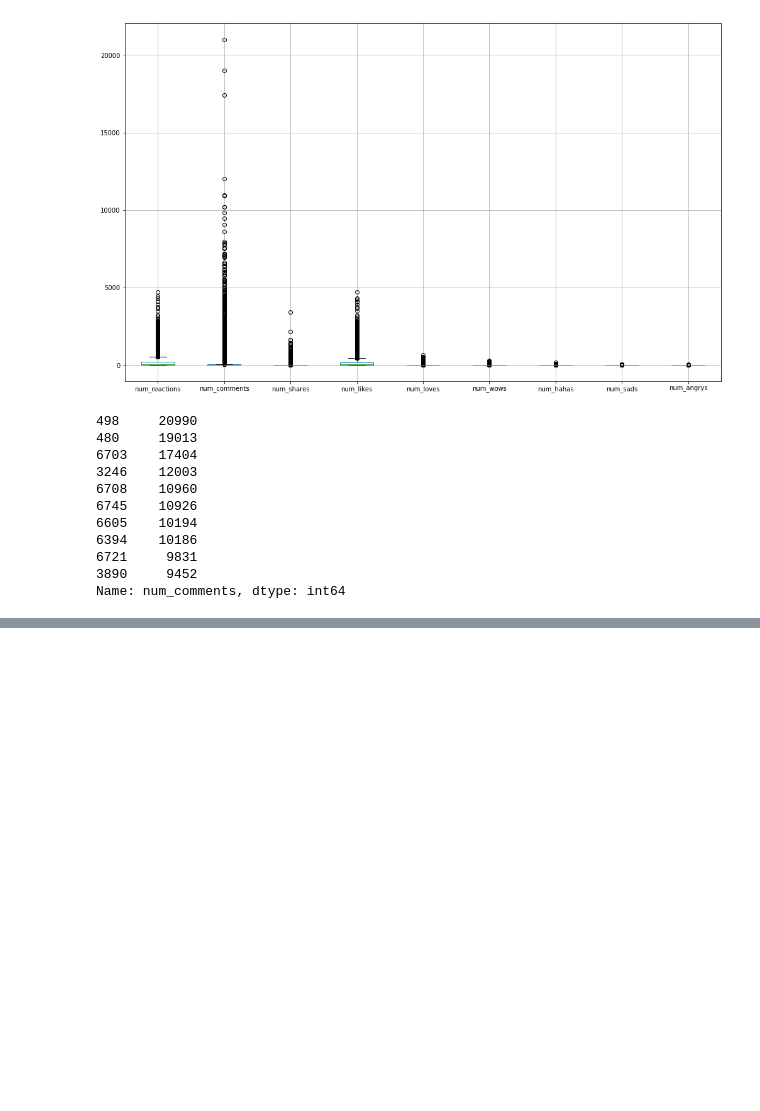
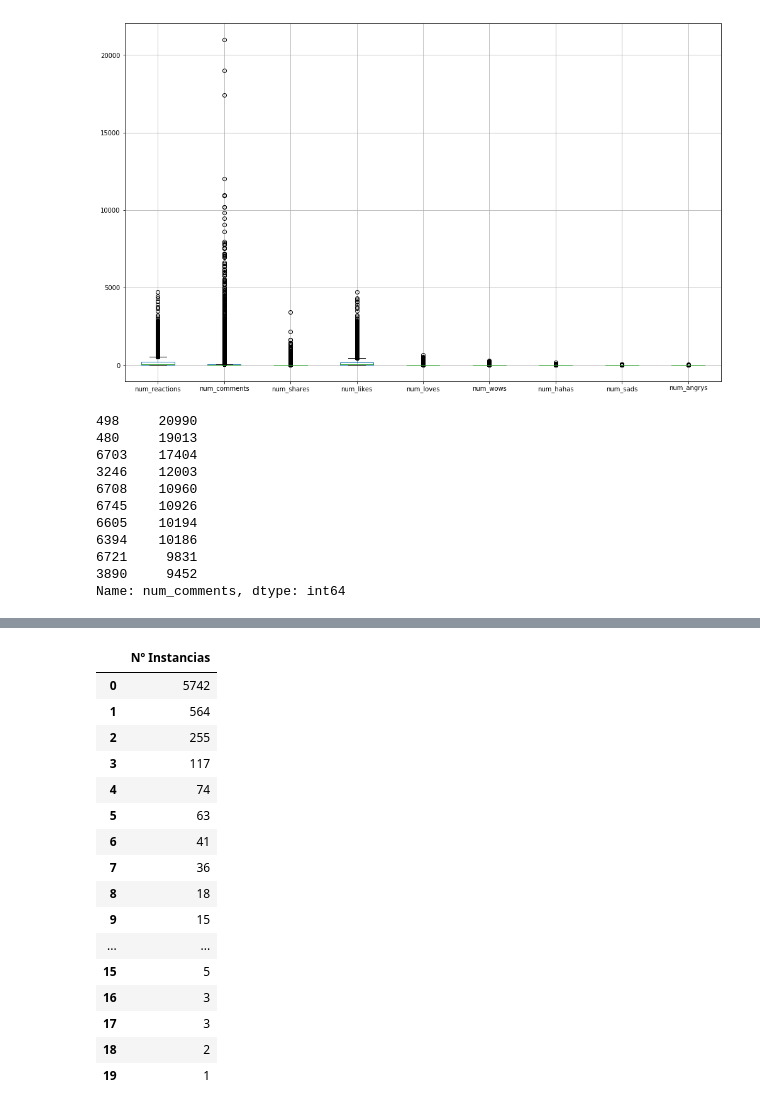
Before and after one commit to thalesmonteiro/Artificial-Intelligence-Test, a Jupyter notebook: Questao3.ipynb, the cells around one changed output, grey strips where cells are left out. Saved outputs shown, nothing was run; the diff lists cells and outputs as text; code cells hidden in the pictures; blank space fills up the shorter version.

```diff
--- a/Questao3.ipynb
+++ b/Questao3.ipynb
@@ -108,0 +273,24 @@ df.drop("index", axis = 1, inplace=True)
+# %%
+hc = AgglomerativeClustering(n_clusters = 20, affinity = 'euclidean', linkage = 'complete')
+y_hc = hc.fit_predict(x)
+a = pd.DataFrame(y_hc)
+lista = list(a[0].value_counts())
+pd.DataFrame(lista, columns=["Nº Instancias"])
+# %% [output]
+|  | Nº Instancias |
+| 0 | 5742 |
+| 1 | 564 |
+| 2 | 255 |
+| 3 | 117 |
+| 4 | 74 |
+| 5 | 63 |
+| 6 | 41 |
+| 7 | 36 |
+| 8 | 18 |
+| 9 | 15 |
+| ... | ... |
+| 15 | 5 |
+| 16 | 3 |
+| 17 | 3 |
+| 18 | 2 |
+| 19 | 1 |
```
Also changed, not shown: parts of 43 cells of this notebook.
